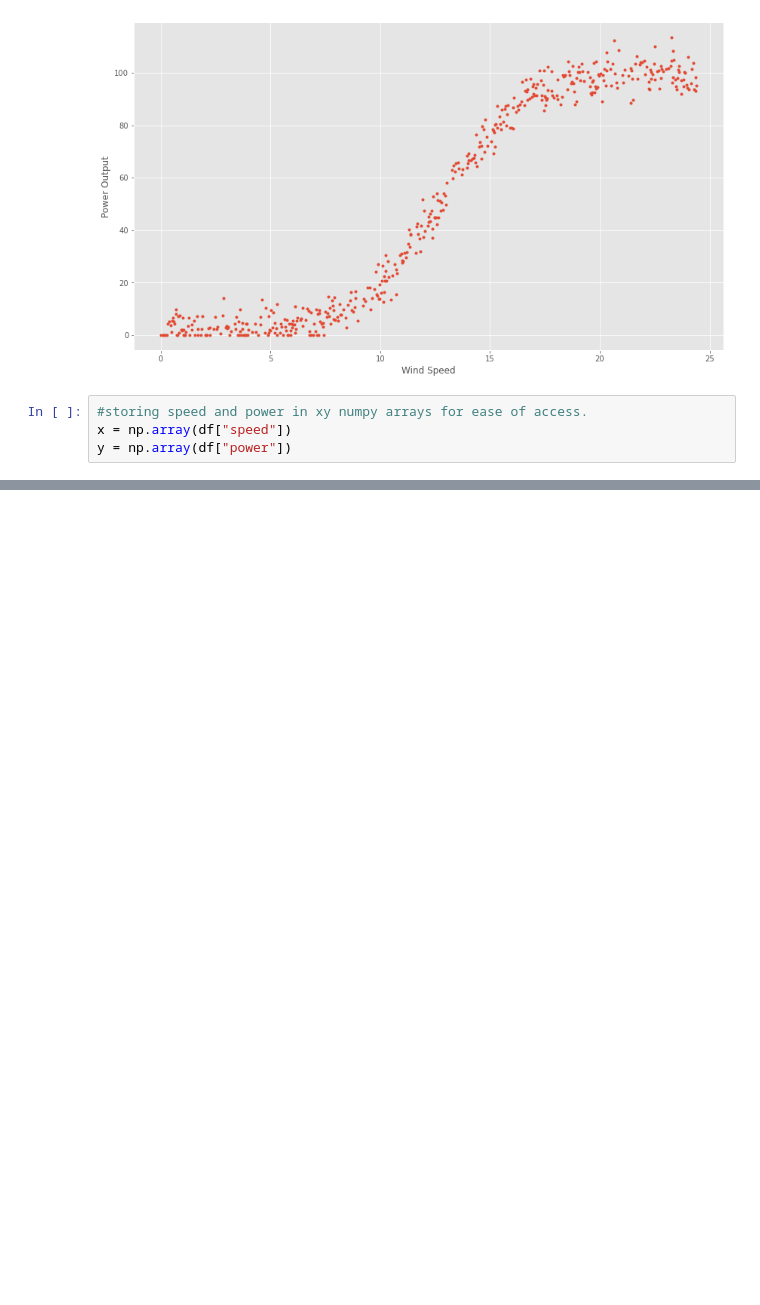
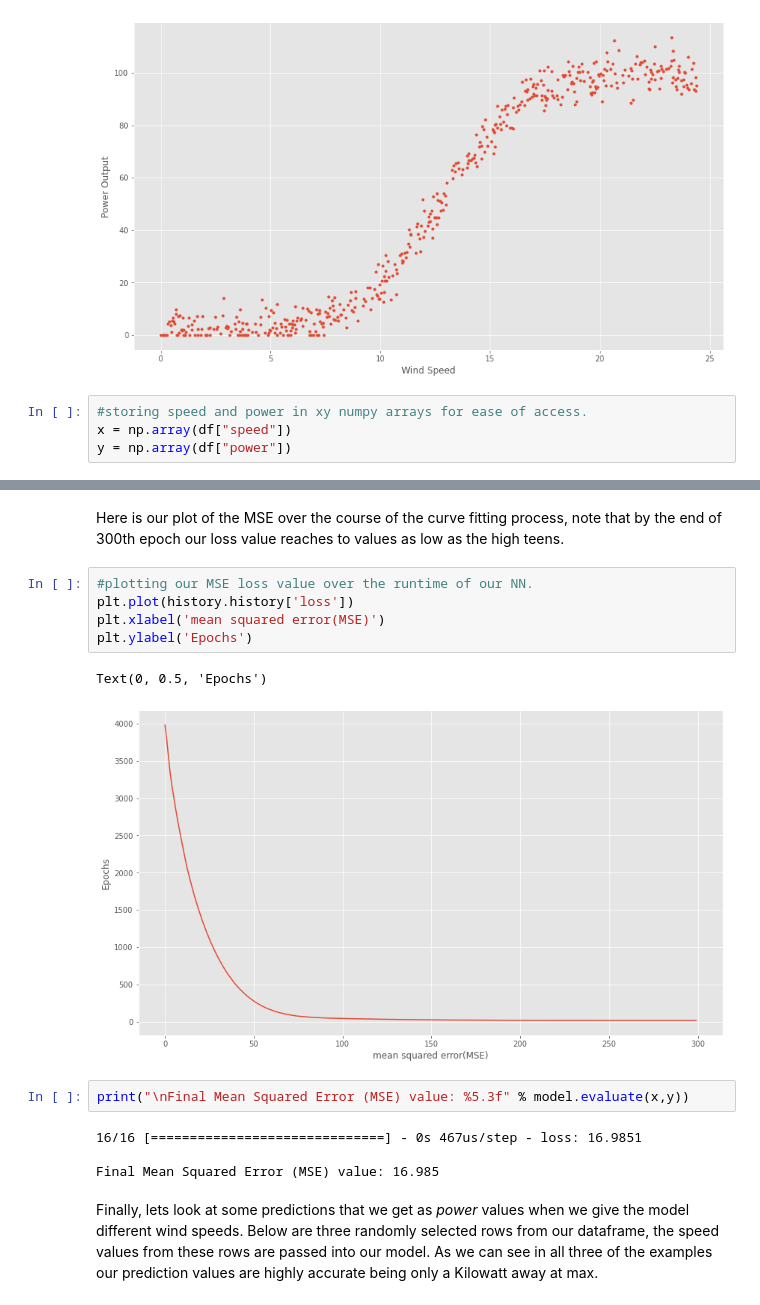
Before and after one commit to ocoleman/machineLearning-project2020, a Jupyter notebook: model-training.ipynb, the cells around one changed output, grey strips where cells are left out. Saved outputs shown, nothing was run; the diff lists cells and outputs as text; blank space fills up the shorter version.

```diff
--- a/model-training.ipynb
+++ b/model-training.ipynb
@@ -150,0 +213,18 @@ array([[101.263565]], dtype=float32)
+# %% [markdown]
+Here is our plot of the MSE over the course of the curve fitting process, note that by the end of 300th epoch our loss value reaches to values as low as the high teens.
+# %%
+#plotting our MSE loss value over the runtime of our NN.
+plt.plot(history.history['loss'])
+plt.xlabel('mean squared error(MSE)')
+plt.ylabel('Epochs')
+# %% [output]
+Text(0, 0.5, 'Epochs')
+[figure, added]
+# %%
+print("\nFinal Mean Squared Error (MSE) value: %5.3f" % model.evaluate(x,y))
+# %% [output]
+16/16 [==============================] - 0s 467us/step - loss: 16.9851
+
+Final Mean Squared Error (MSE) value: 16.985
+# %% [markdown]
+Finally, lets look at some predictions that we get as *power* values when we give the model different wind speeds. Below are three randomly selected rows from our dataframe, the speed values from these rows are passed into our model. As we can see in all three of the examples our prediction values are highly accurate being only a Kilowatt away at max.
```
Also changed, not shown: parts of 42 cells of this notebook.
